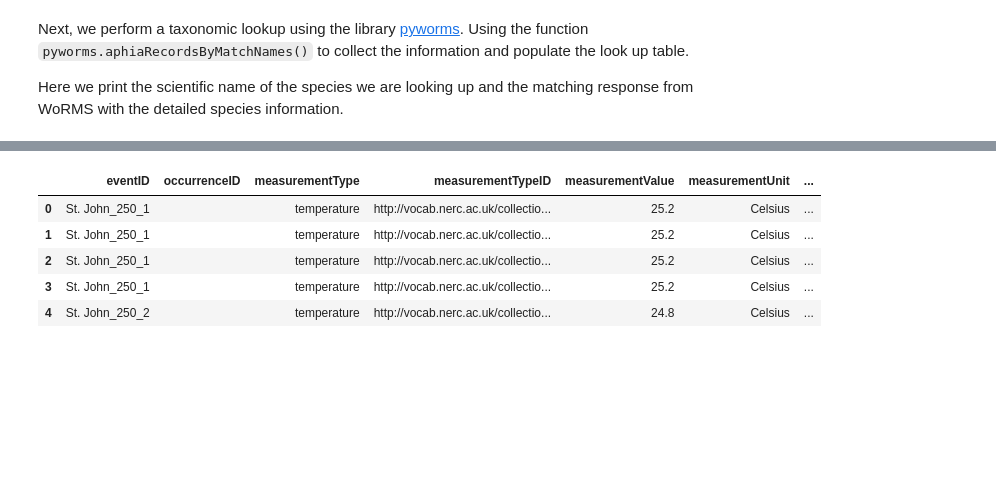
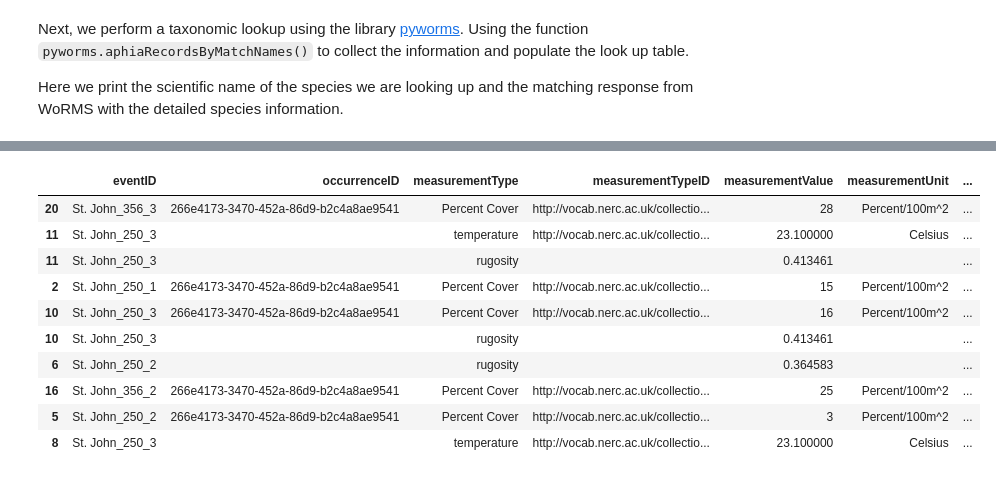
Before and after one commit to ioos/notebooks_demos, a Jupyter notebook: notebooks/2020-12-08-DataToDwC.ipynb, the cells around one changed output, grey strips where cells are left out. Saved outputs shown, nothing was run; the diff lists cells and outputs as text; code cells hidden in the pictures; blank space fills up the shorter version.

```diff
--- a/notebooks/2020-12-08-DataToDwC.ipynb
+++ b/notebooks/2020-12-08-DataToDwC.ipynb
@@ -218,7 +228,7 @@ temperature['measurementValue'] = temperature['temperature']
 temperature['measurementUnit'] = 'Celsius'
 temperature['measurementUnitID'] = 'http://vocab.nerc.ac.uk/collection/P06/current/UPAA/'
 temperature['measurementAccuracy'] = 3
-temperature['measurementDeterminedDate'] = pd.to_datetime(temperature['date'],format='%m/%d/%Y',utc=True)
+temperature['measurementDeterminedDate'] = pd.to_datetime(temperature['date'],format='%m/%d/%Y')
 temperature['measurementMethod'] = ''
 temperature.drop(columns=['temperature', 'date'],inplace=True)
 
@@ -230,7 +240,7 @@ rugosity['measurementValue'] = rugosity['rugosity'].map('{:,.6f}'.format)
 rugosity['measurementUnit'] = ''
 rugosity['measurementUnitID'] = ''
 rugosity['measurementAccuracy'] = ''
-rugosity['measurementDeterminedDate'] = pd.to_datetime(rugosity['date'],format='%m/%d/%Y',utc=True)
+rugosity['measurementDeterminedDate'] = pd.to_datetime(rugosity['date'],format='%m/%d/%Y')
 rugosity['measurementMethod'] = ''
 rugosity.drop(columns=['rugosity', 'date'],inplace=True)
 
@@ -241,7 +251,7 @@ percent_cover['measurementValue'] = percent_cover['percent cover']
 percent_cover['measurementUnit'] = 'Percent/100m^2'
 percent_cover['measurementUnitID'] = ''
 percent_cover['measurementAccuracy'] = 5
-percent_cover['measurementDeterminedDate'] = pd.to_datetime(percent_cover['date'],format='%m/%d/%Y',utc=True)
+percent_cover['measurementDeterminedDate'] = pd.to_datetime(percent_cover['date'],format='%m/%d/%Y')
 percent_cover['measurementMethod'] = ''
 percent_cover.drop(columns=['percent cover', 'date'],inplace=True)
 
@@ -251,13 +261,18 @@ Finally, we write the **measurement or fact** file. We've printed the first few
 # %%
-measurementorfact.head()
+measurementorfact.sample(n=10)
 # measurementorfact.to_csv('MadeUpData_mof.csv',
 #                          index=False,
 #                          header=True,
 #                          date_format='%Y-%m-%d')
 # %% [output]
 |  | eventID | occurrenceID | measurementType | measurementTypeID | measurementValue | measurementUnit | ... |
-| 0 | St. John_250_1 |  | temperature | http://vocab.nerc.ac.uk/collectio... | 25.2 | Celsius | ... |
-| 1 | St. John_250_1 |  | temperature | http://vocab.nerc.ac.uk/collectio... | 25.2 | Celsius | ... |
-| 2 | St. John_250_1 |  | temperature | http://vocab.nerc.ac.uk/collectio... | 25.2 | Celsius | ... |
-| 3 | St. John_250_1 |  | temperature | http://vocab.nerc.ac.uk/collectio... | 25.2 | Celsius | ... |
-| 4 | St. John_250_2 |  | temperature | http://vocab.nerc.ac.uk/collectio... | 24.8 | Celsius | ... |
+| 20 | St. John_356_3 | 266e4173-3470-452a-86d9-b2c4a8ae9541 | Percent Cover | http://vocab.nerc.ac.uk/collectio... | 28 | Percent/100m^2 | ... |
+| 11 | St. John_250_3 |  | temperature | http://vocab.nerc.ac.uk/collectio... | 23.100000 | Celsius | ... |
+| 11 | St. John_250_3 |  | rugosity |  | 0.413461 |  | ... |
+| 2 | St. John_250_1 | 266e4173-3470-452a-86d9-b2c4a8ae9541 | Percent Cover | http://vocab.nerc.ac.uk/collectio... | 15 | Percent/100m^2 | ... |
+| 10 | St. John_250_3 | 266e4173-3470-452a-86d9-b2c4a8ae9541 | Percent Cover | http://vocab.nerc.ac.uk/collectio... | 16 | Percent/100m^2 | ... |
+| 10 | St. John_250_3 |  | rugosity |  | 0.413461 |  | ... |
+| 6 | St. John_250_2 |  | rugosity |  | 0.364583 |  | ... |
+| 16 | St. John_356_2 | 266e4173-3470-452a-86d9-b2c4a8ae9541 | Percent Cover | http://vocab.nerc.ac.uk/collectio... | 25 | Percent/100m^2 | ... |
+| 5 | St. John_250_2 | 266e4173-3470-452a-86d9-b2c4a8ae9541 | Percent Cover | http://vocab.nerc.ac.uk/collectio... | 3 | Percent/100m^2 | ... |
+| 8 | St. John_250_3 |  | temperature | http://vocab.nerc.ac.uk/collectio... | 23.100000 | Celsius | ... |
```
Also changed, not shown: parts of 10 cells of this notebook.
